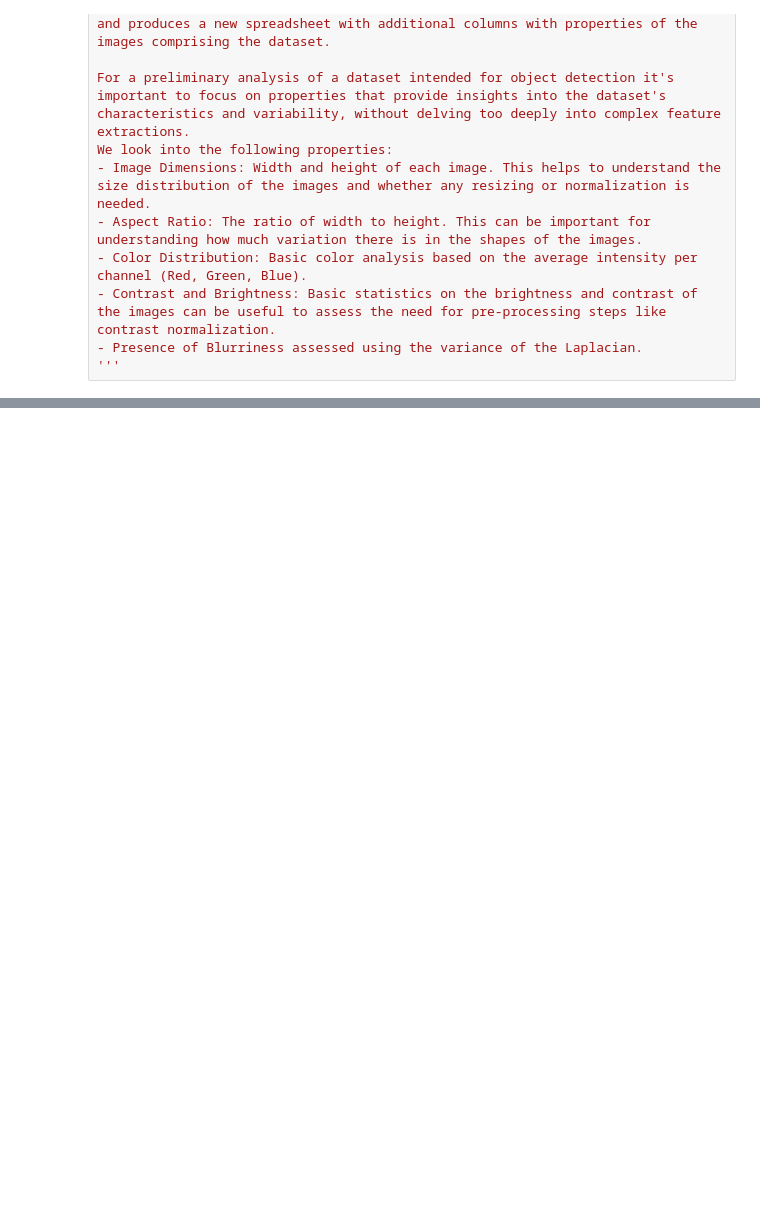
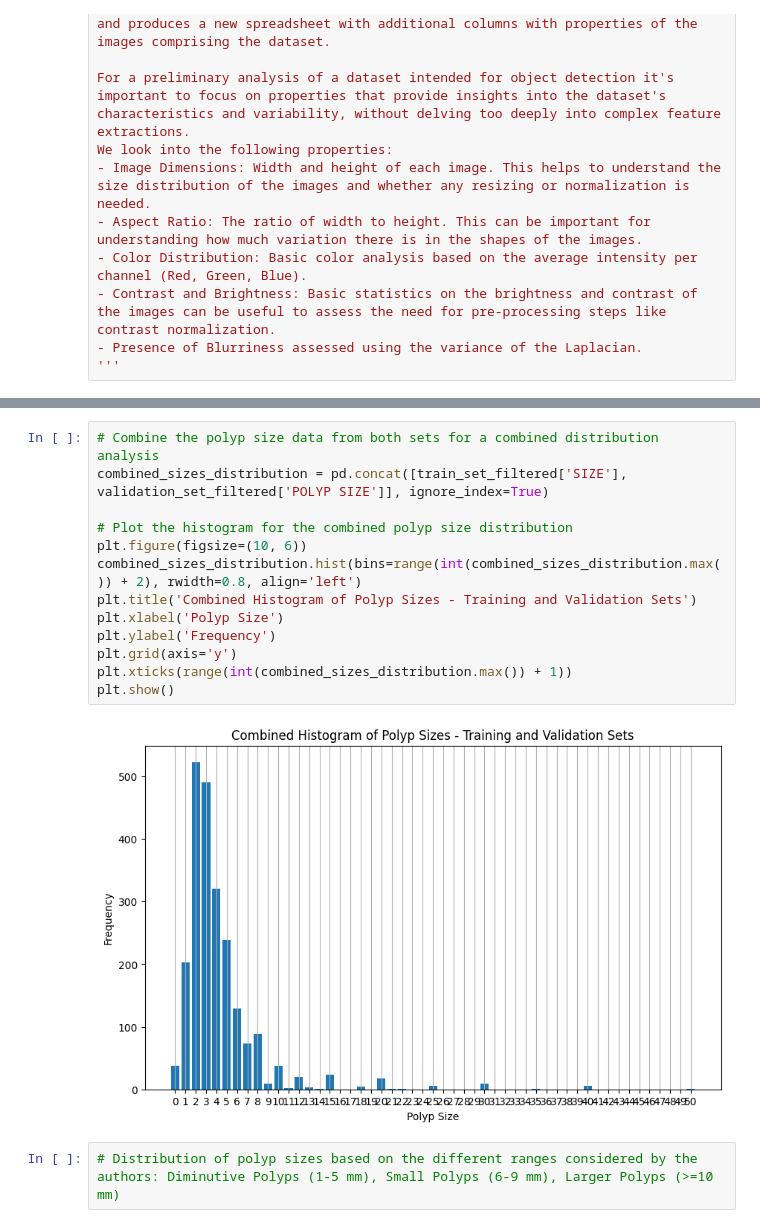
Before and after one commit to irconde/polyp-db-analysis, a Jupyter notebook: polar-database-analysis.ipynb, the cells around one changed output, grey strips where cells are left out. Drawn from its saved outputs; the diff is of its cells as text; blank space fills up the shorter version.

```diff
--- a/polar-database-analysis.ipynb
+++ b/polar-database-analysis.ipynb
@@ -112,0 +313,17 @@ update_spreadsheet_result
+# %%
+# Combine the polyp size data from both sets for a combined distribution analysis
+combined_sizes_distribution = pd.concat([train_set_filtered['SIZE'], validation_set_filtered['POLYP SIZE']], ignore_index=True)
+
+# Plot the histogram for the combined polyp size distribution
+plt.figure(figsize=(10, 6))
+combined_sizes_distribution.hist(bins=range(int(combined_sizes_distribution.max()) + 2), rwidth=0.8, align='left')
+plt.title('Combined Histogram of Polyp Sizes - Training and Validation Sets')
+plt.xlabel('Polyp Size')
+plt.ylabel('Frequency')
+plt.grid(axis='y')
+plt.xticks(range(int(combined_sizes_distribution.max()) + 1))
+plt.show()
+# %% [output]
+[figure, added]
+# %%
+# Distribution of polyp sizes based on the different ranges considered by the authors: Diminutive Polyps (1-5 mm), Small Polyps (6-9 mm), Larger Polyps (>=10 mm)
```
Also changed, not shown: parts of 24 cells of this notebook.
